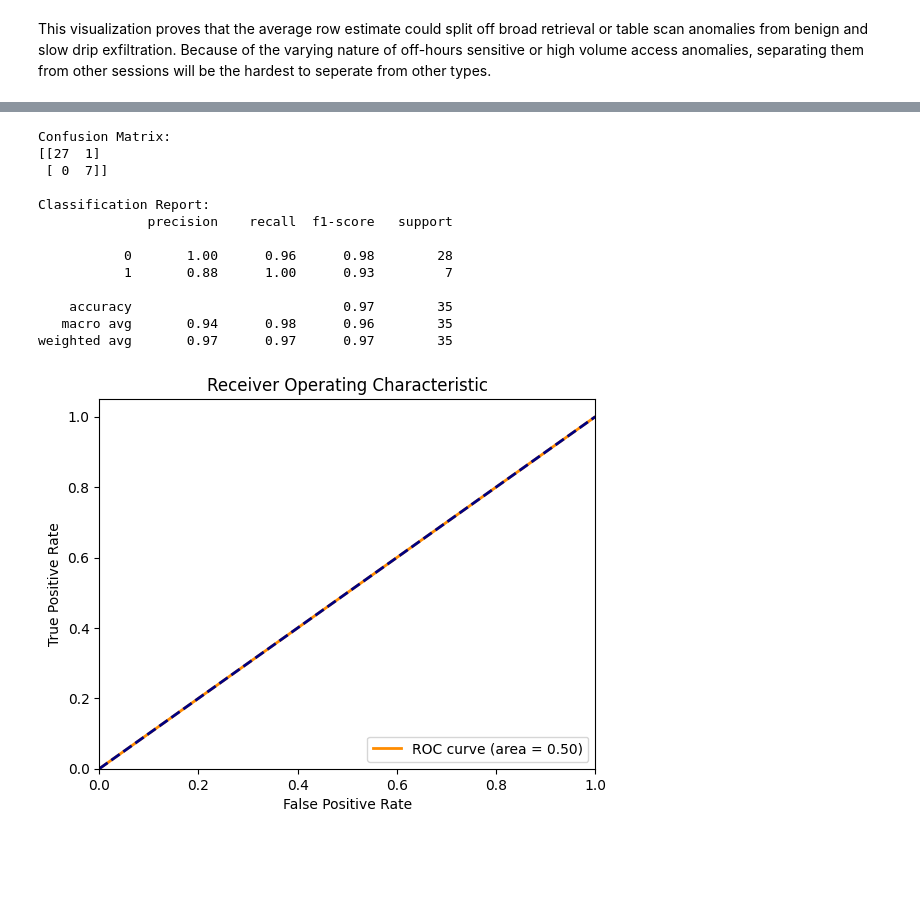
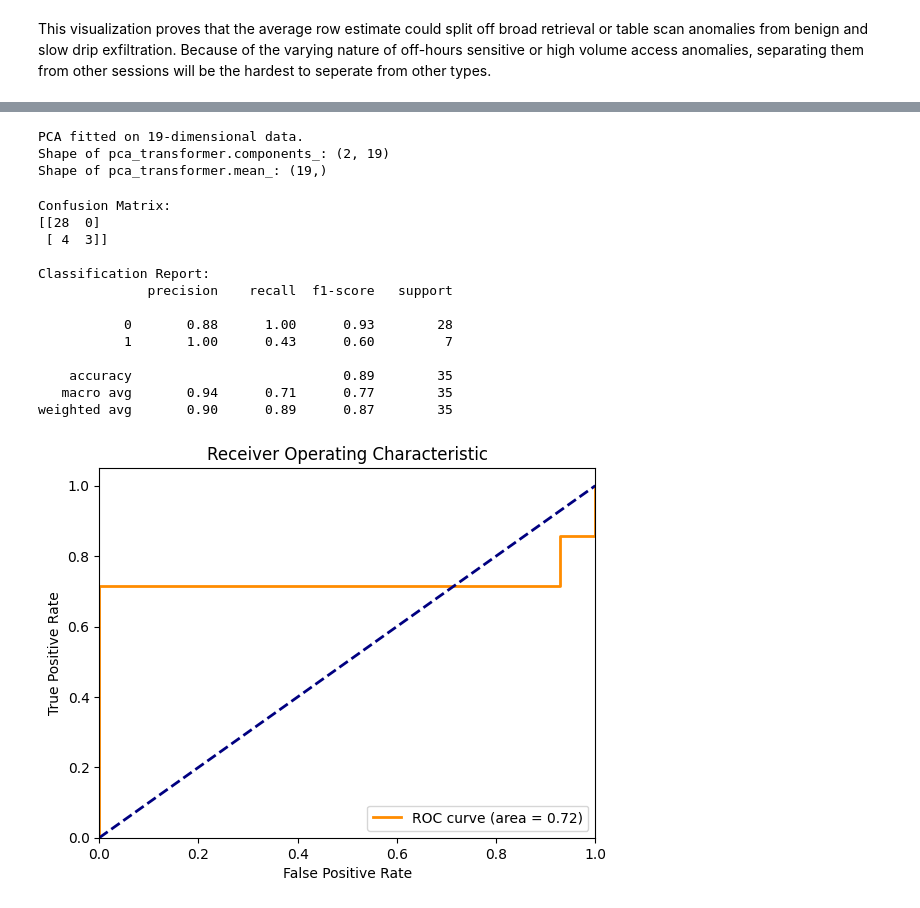
Before and after one commit to RealGoldenGeneral/SmartVerify-Take-Home-Assignment, a Jupyter notebook: notebooks/Modeling.ipynb, the cells around one changed output, grey strips where cells are left out. Saved outputs shown, nothing was run; the diff lists cells and outputs as text; code cells hidden in the pictures; blank space fills up the shorter version.

```diff
--- a/notebooks/Modeling.ipynb
+++ b/notebooks/Modeling.ipynb
@@ -229,9 +233,13 @@ from sklearn.svm import SVC
 from sklearn.metrics import classification_report, confusion_matrix
 # %%
 # Preprocessing
-columns = ['intent_drift_score', 'unique_tables_accessed', 'entropy_table_access_sequence', 'duration_seconds', 'sensitive_table_access_count', 'row_estimate', 'num_events', 'cross_table_join_count', 'time_delta_mean', 'confidence_mean', 'user_role', 'declared_intent','select_count', 'update_count', 'join_count', 'aggregation_count', 'ddl_count', 'auth_count']
-X = df_sequence[columns]
-y = df_sequence['is_anomalous_session']
+df_session['declared_intent'] = pd.Categorical(df_session['declared_intent']).codes
+df_session['user_role'] = pd.Categorical(df_session['user_role']).codes
+df_session['enterprise_id'] = pd.Categorical(df_session['enterprise_id']).codes
+
+columns = ['intent_drift_score', 'unique_tables_accessed', 'entropy_table_access_sequence', 'duration_seconds', 'sensitive_table_access_count', 'row_estimate', 'num_events', 'cross_table_join_count', 'time_delta_mean', 'confidence_mean', 'user_role', 'declared_intent','select_count', 'update_count', 'join_count', 'aggregation_count', 'ddl_count', 'auth_count', 'enterprise_id']
+X = df_session[columns]
+y = df_session['is_anomalous_session']
 
 def preprocess_data(X, y):
   scaler = StandardScaler()
@@ -245,6 +253,38 @@ def preprocess_data(X, y):
   return X_train, X_val, X_test, y_train, y_val, y_test
 
 X_train, X_val, X_test, y_train, y_val, y_test = preprocess_data(X, y)
+# %%
+import numpy as np
+from sklearn.decomposition import PCA
+
+# Re-run preprocessing to ensure X_train, X_val, X_test are 19-dimensional scaled data
+# Use dummy variables for y outputs as they are not needed for PCA input here, but X,y are globals.
+X_train_full_features, X_val_full_features, X_test_full_features, _, _, _ = preprocess_data(X, y)
+
+def dimension_reduction(X_train_data, X_val_data, X_test_data):
+  pca = PCA(n_components=2)
+  # Fit PCA on the 19-dimensional training data
+  X_train_pca = pca.fit_transform(X_train_data)
+  X_val_pca = pca.transform(X_val_data)
+  X_test_pca = pca.transform(X_test_data)
+  # Return the pca object along with the transformed data
+  return X_train_pca, X_val_pca, X_test_pca, pca
+
+# Update the assignment to capture the returned pca object, and assign the PCA-transformed data
+# to the global X_train, X_val, X_test variables for subsequent SVM steps.
+X_train_pca, X_val_pca, X_test_pca, pca_transformer = dimension_reduction(X_train_full_features, X_val_full_features, X_test_full_features)
+
+X_train = X_train_pca
+X_val = X_val_pca
+X_test = X_test_pca
+
+print("PCA fitted on 19-dimensional data.")
+print(f"Shape of pca_transformer.components_: {pca_transformer.components_.shape}")
+print(f"Shape of pca_transformer.mean_: {pca_transformer.mean_.shape}")
+# %% [output]
+PCA fitted on 19-dimensional data.
+Shape of pca_transformer.components_: (2, 19)
+Shape of pca_transformer.mean_: (19,)
 # %%
 # Cross validation
 from sklearn.model_selection import GridSearchCV
@@ -273,40 +313,40 @@ def test_svm(svm_classifier, X_test, y_test):
 test_svm(svc, X_test, y_test)
 # %% [output]
 Confusion Matrix:
-[[27  1]
- [ 0  7]]
+[[28  0]
+ [ 4  3]]
 
 Classification Report:
               precision    recall  f1-score   support
 
-           0       1.00      0.96      0.98        28
-           1       0.88      1.00      0.93         7
+           0       0.88      1.00      0.93        28
+           1       1.00      0.43      0.60         7
 
-    accuracy                           0.97        35
-   macro avg       0.94      0.98      0.96        35
-weighted avg       0.97      0.97      0.97        35
+    accuracy                           0.89        35
+   macro avg       0.94      0.71      0.77        35
+weighted avg       0.90      0.89      0.87        35
 # %%
 # Visualize ROC curve
 from sklearn.metrics import roc_curve, auc
 def visualize_roc_curve(svm_classifier, X, y):
   y_pred_prob = svm_classifier.decision_function(X)
   fpr, tpr, thresholds = roc_curve(y, y_pred_prob)
   roc_auc = auc(fpr, tpr)
   plt.figure()
   plt.plot(fpr, tpr, color='darkorange', lw=2, label='ROC curve (area = %0.2f)' % roc_auc)
   plt.plot([0, 1], [0, 1], color='navy', lw=2, linestyle='--')
   plt.xlim([0.0, 1.0])
   plt.ylim([0.0, 1.05])
   plt.xlabel('False Positive Rate')
   plt.ylabel('True Positive Rate')
   plt.title('Receiver Operating Characteristic')
   plt.legend(loc="lower right")
   plt.show()
   return fpr, tpr, thresholds
 
-fpr, tpr, thresholds = visualize_roc_curve(svc, X, y)
+fpr, tpr, thresholds = visualize_roc_curve(svc, X_test, y_test)
 # %% [output]
-[figure, old version]
+[figure, new version]
 # %%
 # Visualize confusion matrix
 from sklearn.metrics import ConfusionMatrixDisplay
```
Also changed, not shown: parts of 37 cells of this notebook.
